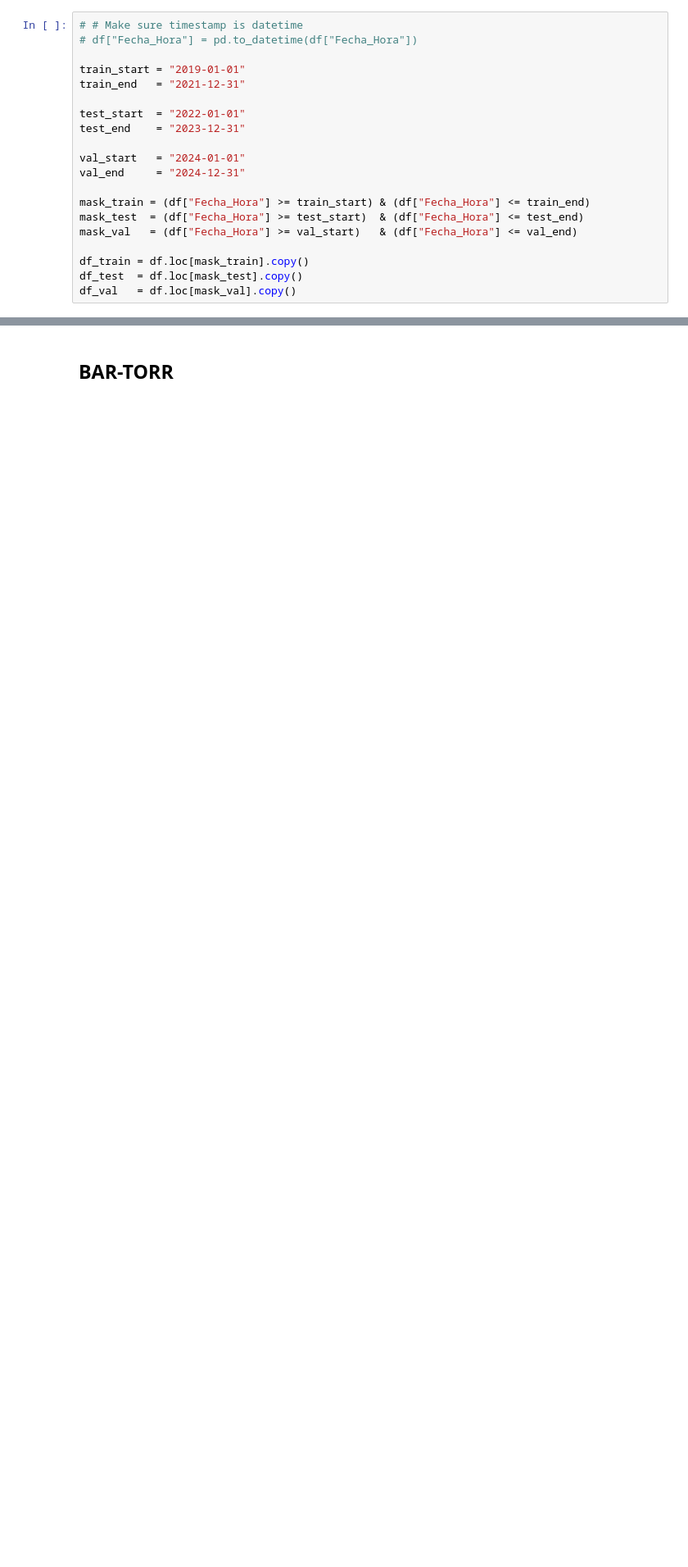
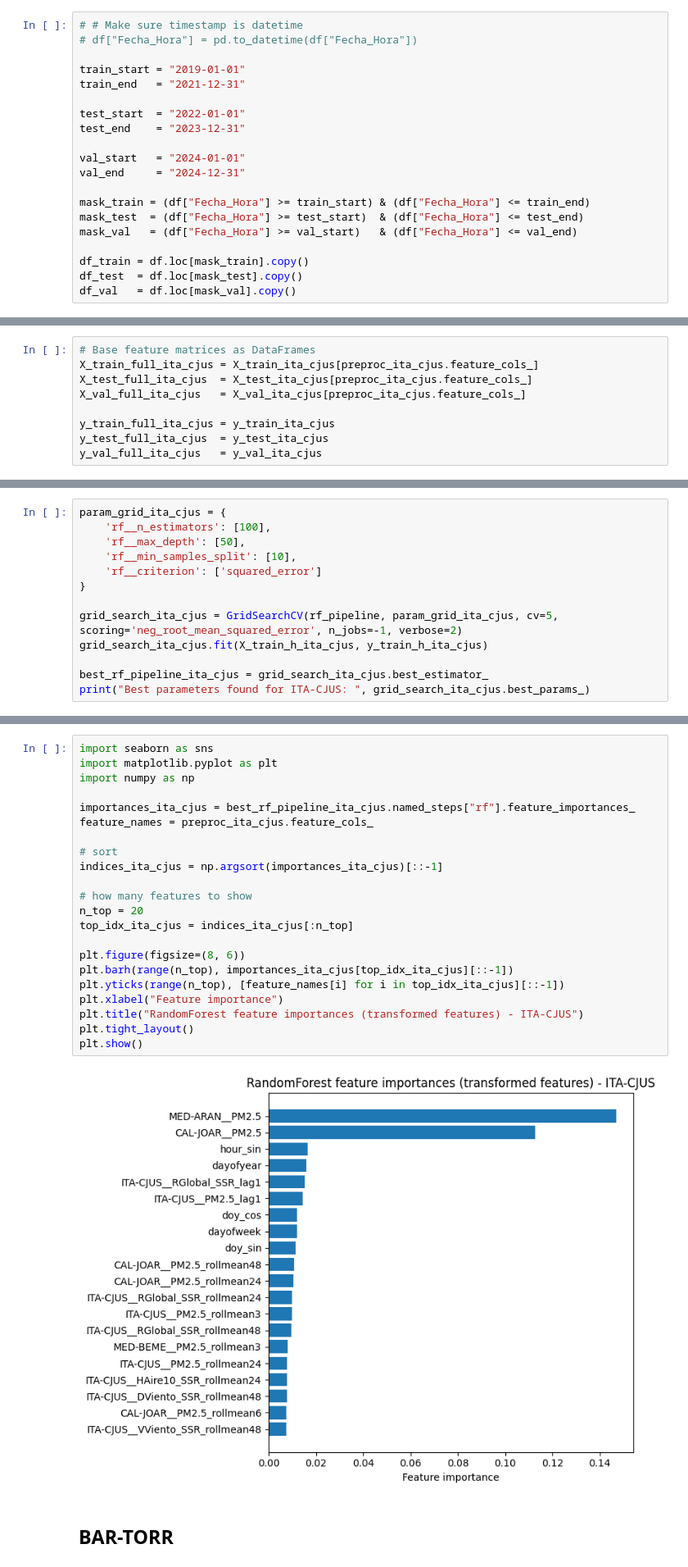
Before and after one commit to aldela01/AQI_Predict, a Jupyter notebook: siata_email_data_forecasting.ipynb, the cells around one changed output, grey strips where cells are left out. Shown at 82% size. Cells and saved outputs as stored; diff of their text form; blank space fills up the shorter version.

```diff
--- a/siata_email_data_forecasting.ipynb
+++ b/siata_email_data_forecasting.ipynb
@@ -66,0 +137,9 @@ df_val   = df.loc[mask_val].copy()
+# %%
+# Base feature matrices as DataFrames
+X_train_full_ita_cjus = X_train_ita_cjus[preproc_ita_cjus.feature_cols_]
+X_test_full_ita_cjus  = X_test_ita_cjus[preproc_ita_cjus.feature_cols_]
+X_val_full_ita_cjus   = X_val_ita_cjus[preproc_ita_cjus.feature_cols_]
+
+y_train_full_ita_cjus = y_train_ita_cjus
+y_test_full_ita_cjus  = y_test_ita_cjus
+y_val_full_ita_cjus   = y_val_ita_cjus
@@ -66,0 +225,13 @@ df_val   = df.loc[mask_val].copy()
+# %%
+param_grid_ita_cjus = {
+    'rf__n_estimators': [100],
+    'rf__max_depth': [50],
+    'rf__min_samples_split': [10],
+    'rf__criterion': ['squared_error']
+}
+
+grid_search_ita_cjus = GridSearchCV(rf_pipeline, param_grid_ita_cjus, cv=5, scoring='neg_root_mean_squared_error', n_jobs=-1, verbose=2)
+grid_search_ita_cjus.fit(X_train_h_ita_cjus, y_train_h_ita_cjus)
+
+best_rf_pipeline_ita_cjus = grid_search_ita_cjus.best_estimator_
+print("Best parameters found for ITA-CJUS: ", grid_search_ita_cjus.best_params_)
@@ -67,3 +269,27 @@ df_val   = df.loc[mask_val].copy()
+# %%
+import seaborn as sns
+import matplotlib.pyplot as plt
+import numpy as np
+
+importances_ita_cjus = best_rf_pipeline_ita_cjus.named_steps["rf"].feature_importances_
+feature_names = preproc_ita_cjus.feature_cols_
+
+# sort
+indices_ita_cjus = np.argsort(importances_ita_cjus)[::-1]
+
+# how many features to show
+n_top = 20
+top_idx_ita_cjus = indices_ita_cjus[:n_top]
+
+plt.figure(figsize=(8, 6))
+plt.barh(range(n_top), importances_ita_cjus[top_idx_ita_cjus][::-1])
+plt.yticks(range(n_top), [feature_names[i] for i in top_idx_ita_cjus][::-1])
+plt.xlabel("Feature importance")
+plt.title("RandomForest feature importances (transformed features) - ITA-CJUS")
+plt.tight_layout()
+plt.show()
+# %% [output]
+[figure, added]
 # %% [markdown]
 ## BAR-TORR
 # %%
```
Also changed, not shown: parts of 30 cells of this notebook, 14 other files.
